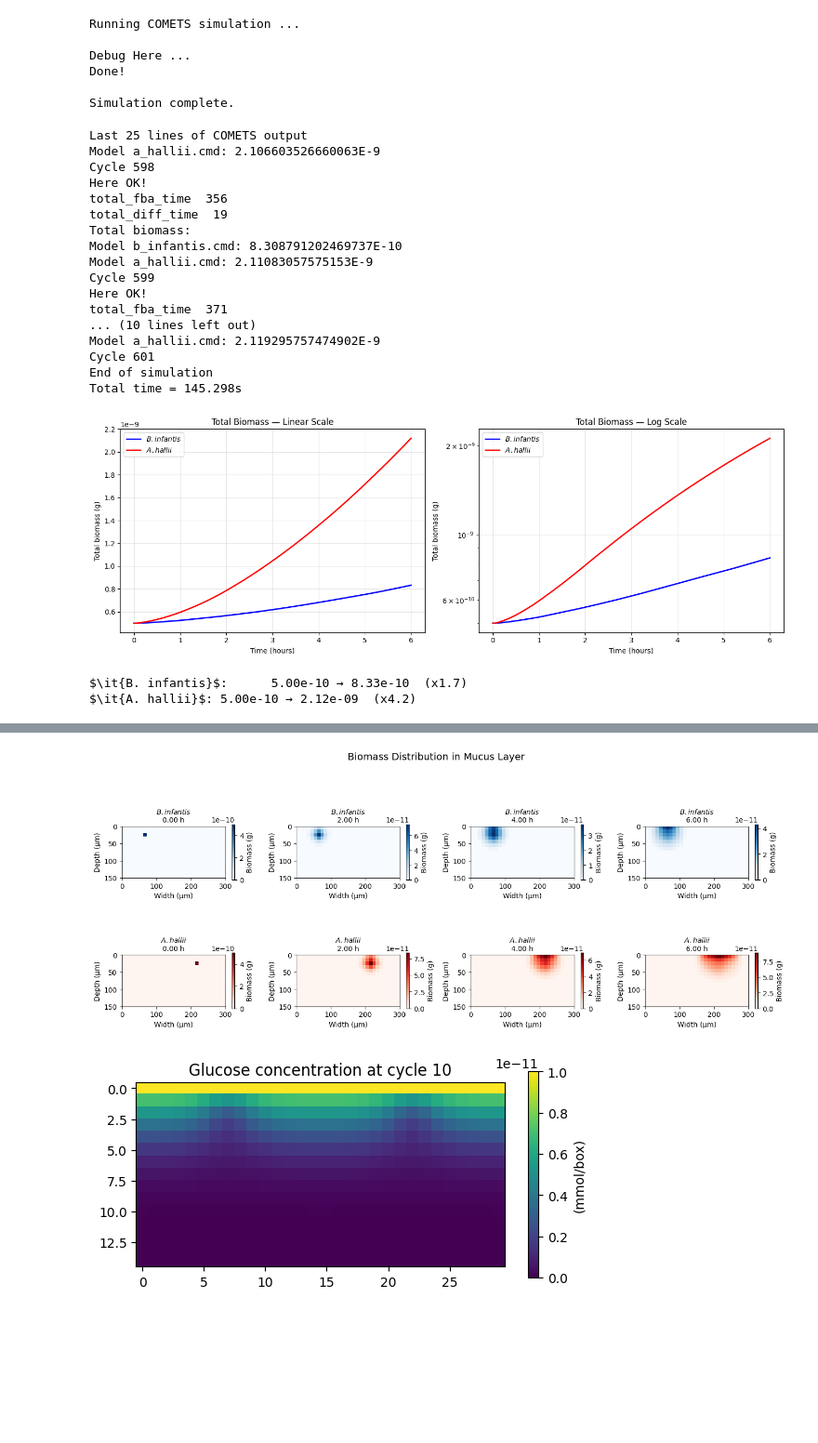
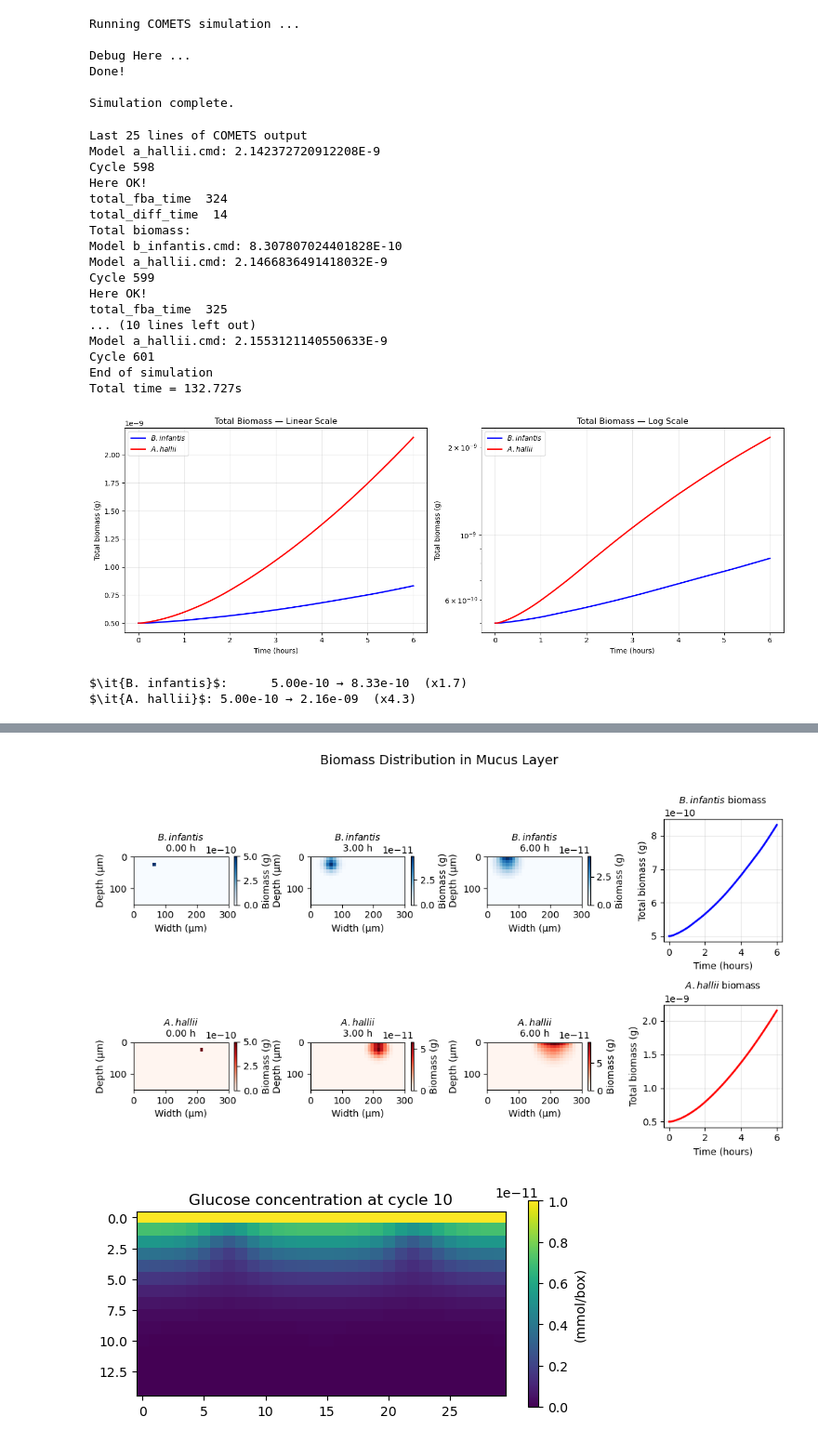
Before and after one commit to m-3-lab/SpatialFBAExample, a Jupyter notebook: Paper Code/3_3_1_Spatial.ipynb, the cells around one changed output, grey strips where cells are left out. Shown at 93% size. Drawn from its saved outputs; the diff is of its cells as text; code cells hidden in the pictures; blank space fills up the shorter version.

Commit message:
Changes to Spatial Simulations
Updated media in 3_2_3. Added NH4 to spatial simulations. Updating figures in spatial simulations.

```diff
--- a/Paper Code/3_3_1_Spatial.ipynb
+++ b/Paper Code/3_3_1_Spatial.ipynb
@@ -250,6 +248,8 @@ TRACE_AMOUNT = mM_to_mmol(TRACE_CONC)
 VIT_CONC = 0.1
 VIT_AMOUNT = mM_to_mmol(VIT_CONC)
 
+NUTRIENT_CONC = 5.0
+NUTRIENT_AMOUNT = mM_to_mmol(NUTRIENT_CONC)
 
 print(f"METABOLITE AMOUNTS PER BOX")
 print(f"\n  Glucose (top):  {GLC_TOP:.2e} mmol  ({GLC_CONC_mM} mM)")
@@ -258,6 +258,7 @@ print(f"  Major ions:     {MAJOR_ION:.2e} mmol  ({MAJOR_ION_CONC} mM)")
 print(f"  Amino acids:    {AA_AMOUNT:.2e} mmol  ({AA_CONC} mM)")
 print(f"  Trace metals:   {TRACE_AMOUNT:.2e} mmol  ({TRACE_CONC} mM)")
 print(f"  Vitamins:       {VIT_AMOUNT:.2e} mmol  ({VIT_CONC} mM)")
+print(f"  Nutrients:       {NUTRIENT_AMOUNT:.2e} mmol  ({NUTRIENT_CONC} mM)")
 # %% [output]
 METABOLITE AMOUNTS PER BOX
 
@@ -271,10 +273,11 @@ METABOLITE AMOUNTS PER BOX
 # media metabolites
 
 water_proton_ids = {'h2o[e]'}
-major_ion_ids = {'pi[e]', 'so4[e]', 'k[e]', 'cl[e]', 'mg2[e]', 'ca2[e]',}
+major_ion_ids = {'k[e]', 'cl[e]', 'mg2[e]', 'ca2[e]',}
 trace_metal_ids = {'fe2[e]', 'fe3[e]', 'zn2[e]', 'cu2[e]', 'mn2[e]', 'cobalt2[e]', 'cd2[e]',}
 vitamin_ids = {'ribflv[e]', 'pnto_R[e]', 'nac[e]','hxan[e]',}
 aa_ids = {'ala_L[e]', 'asn_L[e]','his_L[e]','leu_L[e]', 'lys_L[e]', 'met_L[e]', 'glycys[e]','glyglu[e]',}
+nutrient_ids = {'nh4[e]', 'pi[e]', 'so4[e]',}
 glucose_id = 'glc_D[e]'
 
 
@@ -293,6 +296,8 @@ for met_id in all_ext_mets:
         met_categories[met_id] = ('vitamin', VIT_AMOUNT)
     elif met_id in aa_ids:
         met_categories[met_id] = ('amino_acid', AA_AMOUNT)
+    elif met_id in nutrient_ids:
+        met_categories[met_id] = ('nutrient', NUTRIENT_AMOUNT)
 # %%
 INIT_BIOMASS = 5e-10   # grams ~ 500 bacteria
 
@@ -397,32 +402,30 @@ Done!
 Simulation complete.
 # %%
 # Output
-
 output_lines = str(sim.run_output).strip().split('\n')
 print("Last 25 lines of COMETS output")
 for line in output_lines[-25:]:
     print(line)
 # %% [output]
 Last 25 lines of COMETS output
-Model a_hallii.cmd: 2.106603526660063E-9
+Model a_hallii.cmd: 2.142372720912208E-9
 Cycle 598
 Here OK!
-total_fba_time  356
-total_diff_time  19
+total_fba_time  324
+total_diff_time  14
 Total biomass:
-Model b_infantis.cmd: 8.308791202469737E-10
-Model a_hallii.cmd: 2.11083057575153E-9
+Model b_infantis.cmd: 8.307807024401828E-10
+Model a_hallii.cmd: 2.1466836491418032E-9
 Cycle 599
 Here OK!
-total_fba_time  371
+total_fba_time  325
 ... (10 lines left out)
-Model a_hallii.cmd: 2.119295757474902E-9
+Model a_hallii.cmd: 2.1553121140550633E-9
 Cycle 601
 End of simulation
-Total time = 145.298s
+Total time = 132.727s
 # %%
 # Total Biomass Over Time
-
 bio = sim.total_biomass
 time_h = bio['cycle'] * 0.01
 
@@ -460,9 +463,9 @@ final_bio_AH = bio['a_hallii'].iloc[-1]
 print(r"$\it{B. infantis}$:      "+ f"{init_bio_BI:.2e} → {final_bio_BI:.2e}  (x{final_bio_BI/max(init_bio_BI,1e-30):.1f})")
 print(r"$\it{A. hallii}$: "+ f"{init_bio_AH:.2e} → {final_bio_AH:.2e}  (x{final_bio_AH/max(init_bio_AH,1e-30):.1f})")
 # %% [output]
-[figure, old version]
+[figure, new version]
 $\it{B. infantis}$:      5.00e-10 → 8.33e-10  (x1.7)
-$\it{A. hallii}$: 5.00e-10 → 2.12e-09  (x4.2)
+$\it{A. hallii}$: 5.00e-10 → 2.16e-09  (x4.3)
 # %%
 im = sim.get_biomass_image("a_hallii", 600)
 im = np.roll(im, shift=1, axis=1) # shift , fixing a comets bug
@@ -475,30 +478,44 @@ plt.show()
 [figure]
 # %%
 # Biomass Heatmaps Over Time
-cycles = [0, 200, 400, 600]
+cycles = [0, 300, 600]
 
-fig, axes = plt.subplots(2, len(cycles), figsize=(3.5*len(cycles), 6))
+fig, axes = plt.subplots(2, len(cycles) + 1, figsize=(3.5*len(cycles), 6))
 if len(cycles) == 1:
     axes = axes.reshape(2, 1)
 
 for i, cyc in enumerate(cycles):
     for j, (species, id, cmap) in enumerate([(r'$\it{B. infantis}$', 'b_infantis', 'Blues'), (r'$\it{A. hallii}$', 'a_hallii', 'Reds')]):
         ax = axes[j, i]
         im = sim.get_biomass_image(id, cyc)
         im = np.roll(im, shift=1, axis=1) # shift , fixing a comets bug
 
         pcm = ax.imshow(im.T, origin='upper', cmap=cmap, aspect='equal',
                         extent=[0, GRID_X*SPACE_WIDTH*1e4, GRID_Y*SPACE_WIDTH*1e4, 0])
         ax.set_title(f'{species}\n{cyc*0.01:.2f} h', fontsize=10)
         ax.set_xlabel('Width (µm)')
         ax.set_ylabel('Depth (µm)')
         plt.colorbar(pcm, ax=ax, shrink=0.4, label='Biomass (g)')
 
+ax = axes[0, -1]
+ax.plot(time_h, bio['b_infantis'], 'b-', label=r'$\it{B. infantis}$', linewidth=2)
+ax.set_xlabel('Time (hours)')
+ax.set_ylabel('Total biomass (g)')
+ax.set_title(r'$\it{B. infantis}$ biomass', fontsize=10)
+ax.grid(True, alpha=0.3)
+
+ax = axes[1, -1]
+ax.plot(time_h, bio['a_hallii'], 'r-', label=r'$\it{A. hallii}$', linewidth=2)
+ax.set_xlabel('Time (hours)')
+ax.set_ylabel('Total biomass (g)')
+ax.set_title(r'$\it{A. hallii}$ biomass', fontsize=10)
+ax.grid(True, alpha=0.3)
+
 plt.suptitle('Biomass Distribution in Mucus Layer', fontsize=14, y=1.02)
 plt.tight_layout()
 plt.show()
 # %% [output]
-[figure, old version]
+[figure, new version]
 # %%
 met="glc_D[e]"
 im = sim.get_metabolite_image(met, 10)
```
Also changed, not shown: parts of 8 cells of this notebook, 5 other files.
